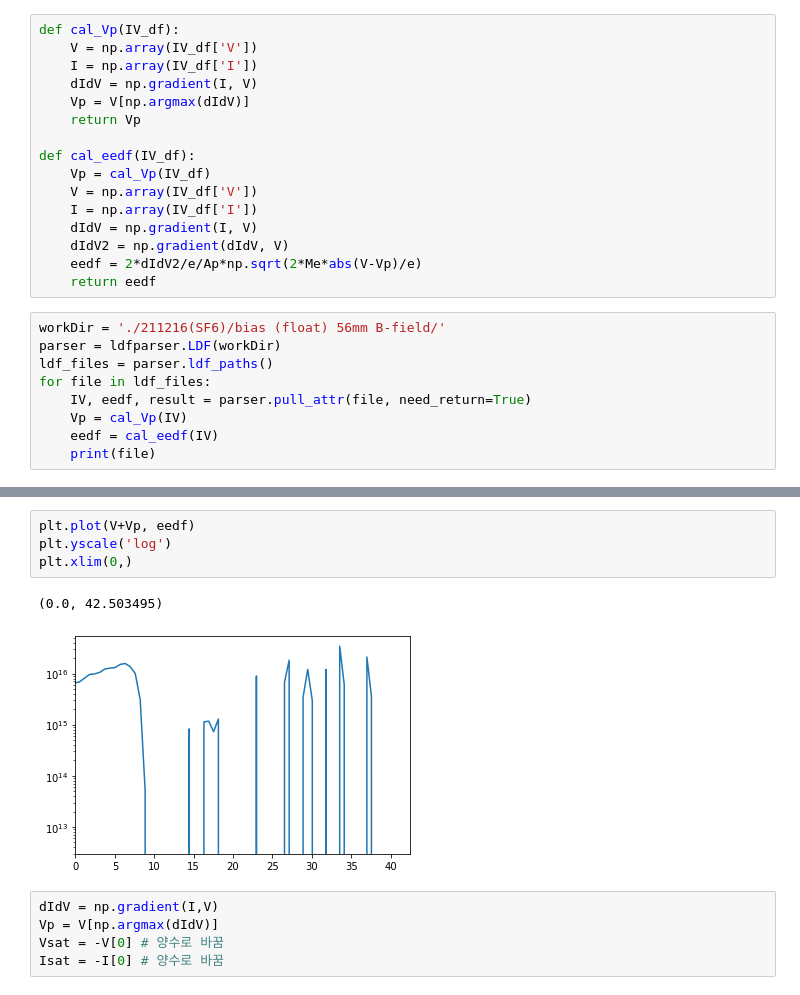
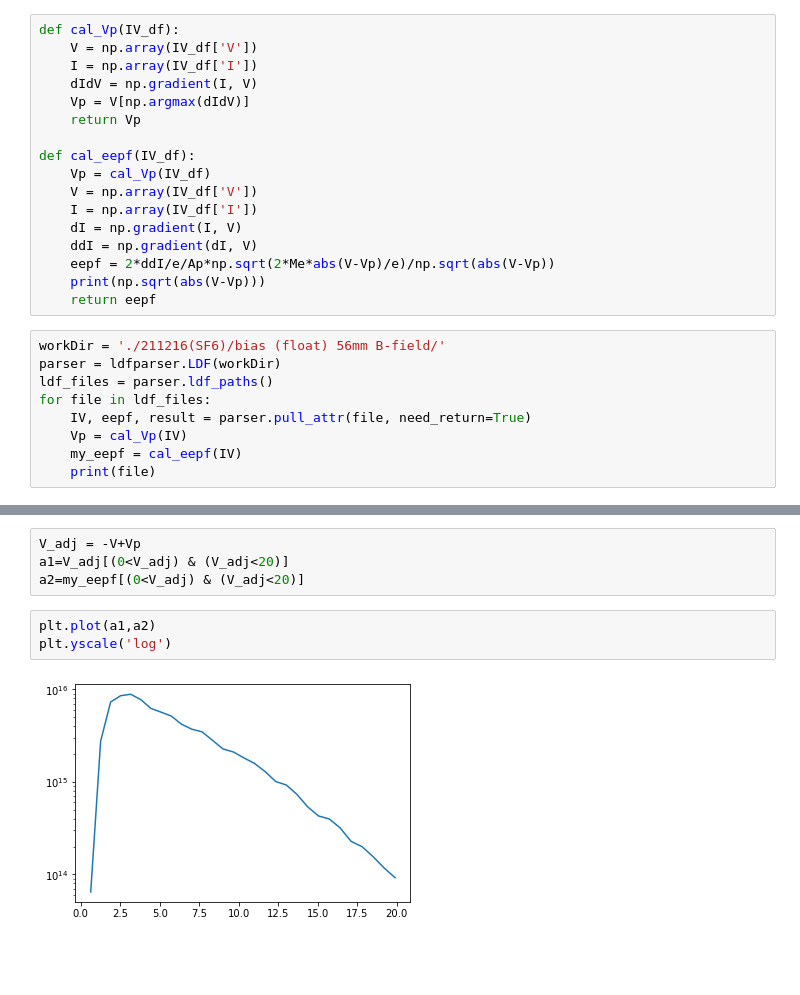
Before and after one commit to gunu0626/negative-ion, a Jupyter notebook: ldfprocessing.ipynb, the cells around one changed output, grey strips where cells are left out. Drawn from its saved outputs; the diff is of its cells as text; blank space fills up the shorter version.

Commit message:
eepf check

```diff
--- a/ldfprocessing.ipynb
+++ b/ldfprocessing.ipynb
@@ -13,21 +16,22 @@ def cal_Vp(IV_df):
     Vp = V[np.argmax(dIdV)]
     return Vp
 
-def cal_eedf(IV_df):
+def cal_eepf(IV_df):
     Vp = cal_Vp(IV_df)
     V = np.array(IV_df['V'])
     I = np.array(IV_df['I'])
-    dIdV = np.gradient(I, V)
-    dIdV2 = np.gradient(dIdV, V)
-    eedf = 2*dIdV2/e/Ap*np.sqrt(2*Me*abs(V-Vp)/e)
-    return eedf
+    dI = np.gradient(I, V)
+    ddI = np.gradient(dI, V)
+    eepf = 2*ddI/e/Ap*np.sqrt(2*Me*abs(V-Vp)/e)/np.sqrt(abs(V-Vp))
+    print(np.sqrt(abs(V-Vp)))
+    return eepf
 # %%
 workDir = './211216(SF6)/bias (float) 56mm B-field/'
 parser = ldfparser.LDF(workDir)
 ldf_files = parser.ldf_paths()
 for file in ldf_files:
-    IV, eedf, result = parser.pull_attr(file, need_return=True)
+    IV, eepf, result = parser.pull_attr(file, need_return=True)
     Vp = cal_Vp(IV)
-    eedf = cal_eedf(IV)
+    my_eepf = cal_eepf(IV)
     print(file)
 # %% [output]
@@ -48,12 +126,9 @@ I = np.array(IV['I'])
+# %%
+V_adj = -V+Vp
+a1=V_adj[(0<V_adj) & (V_adj<20)]
+a2=my_eepf[(0<V_adj) & (V_adj<20)]
 # %%
-plt.plot(V+Vp, eedf)
+plt.plot(a1,a2)
 plt.yscale('log')
-plt.xlim(0,)
 # %% [output]
-(0.0, 42.503495)
-[figure, old version]
+[figure, new version]
-# %%
-dIdV = np.gradient(I,V)
-Vp = V[np.argmax(dIdV)]
-Vsat = -V[0] # 양수로 바꿈
-Isat = -I[0] # 양수로 바꿈
```
Also changed, not shown: parts of 16 cells of this notebook, 2 other files.
